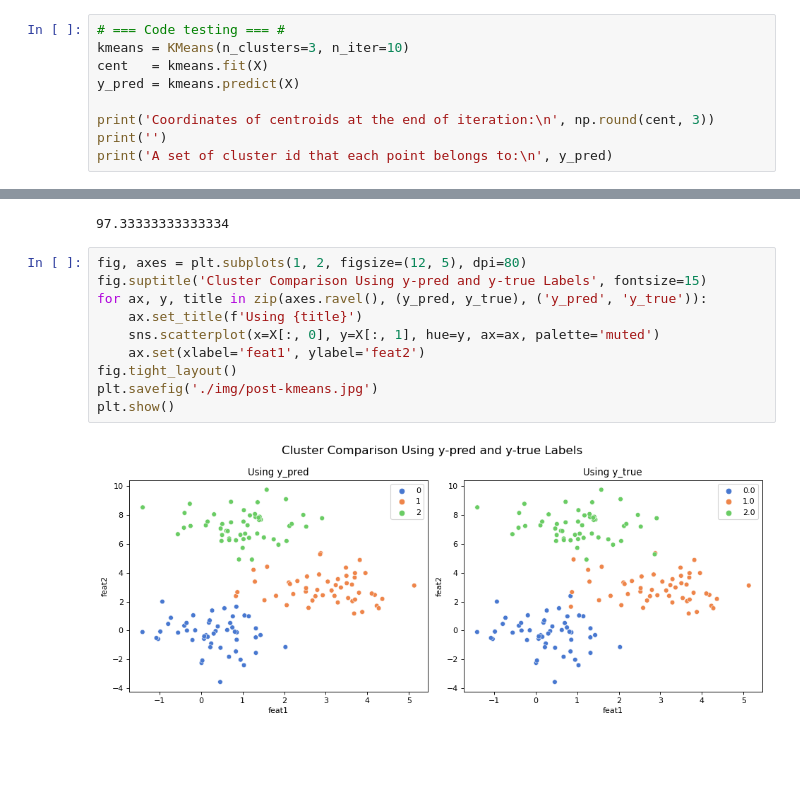
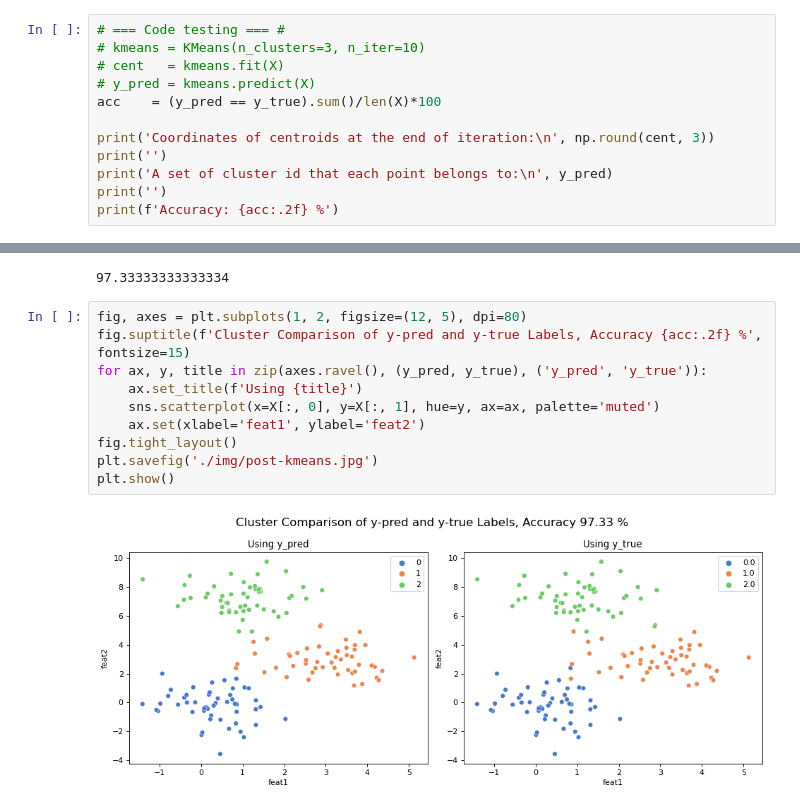
Before and after one commit to orvindemsy/alpaca-assignment, a Jupyter notebook: alpaca-assigment.ipynb, the cells around one changed output, grey strips where cells are left out. Cells and saved outputs as stored; diff of their text form; blank space fills up the shorter version.

Commit message:
add accuracy

```diff
--- a/alpaca-assigment.ipynb
+++ b/alpaca-assigment.ipynb
@@ -158,13 +158,16 @@ class KMeans():
         plt.show()
 # %%
 # === Code testing === #
-kmeans = KMeans(n_clusters=3, n_iter=10)
-cent   = kmeans.fit(X)
-y_pred = kmeans.predict(X)
+# kmeans = KMeans(n_clusters=3, n_iter=10)
+# cent   = kmeans.fit(X)
+# y_pred = kmeans.predict(X)
+acc    = (y_pred == y_true).sum()/len(X)*100
 
 print('Coordinates of centroids at the end of iteration:\n', np.round(cent, 3))
 print('')
 print('A set of cluster id that each point belongs to:\n', y_pred)
+print('')
+print(f'Accuracy: {acc:.2f} %')
 # %% [output]
 Coordinates of centroids at the end of iteration:
  [[ 0.291 -0.235]
@@ -190,13 +195,13 @@ kmeans.plot(X)
 97.33333333333334
 # %%
 fig, axes = plt.subplots(1, 2, figsize=(12, 5), dpi=80)
-fig.suptitle('Cluster Comparison Using y-pred and y-true Labels', fontsize=15)
+fig.suptitle(f'Cluster Comparison of y-pred and y-true Labels, Accuracy {acc:.2f} %', fontsize=15)
 for ax, y, title in zip(axes.ravel(), (y_pred, y_true), ('y_pred', 'y_true')):
     ax.set_title(f'Using {title}')
     sns.scatterplot(x=X[:, 0], y=X[:, 1], hue=y, ax=ax, palette='muted')
     ax.set(xlabel='feat1', ylabel='feat2')
 fig.tight_layout()
 plt.savefig('./img/post-kmeans.jpg')
 plt.show()
 # %% [output]
-[figure, old version]
+[figure, new version]
```
Also changed, not shown: parts of 1 cell of this notebook, 1 other file.
